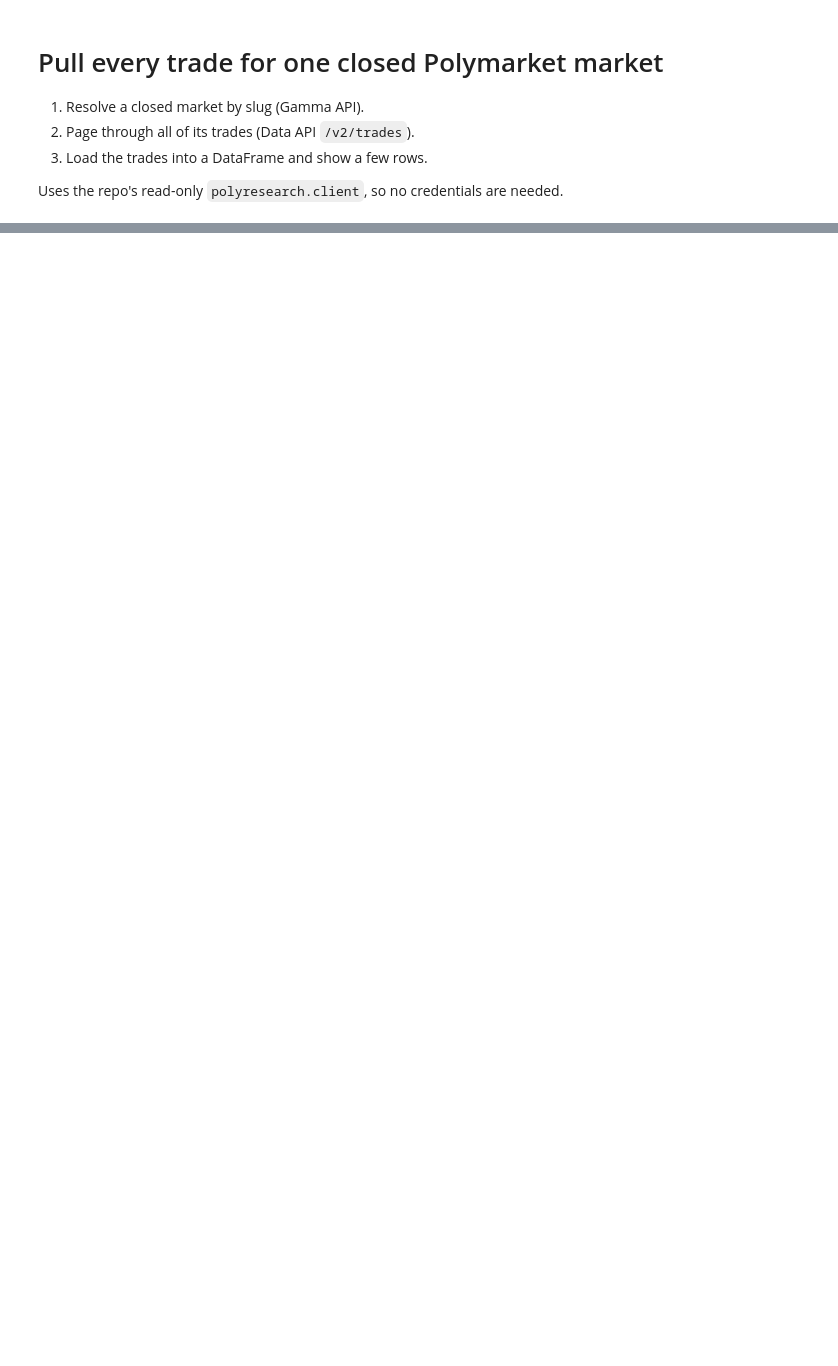
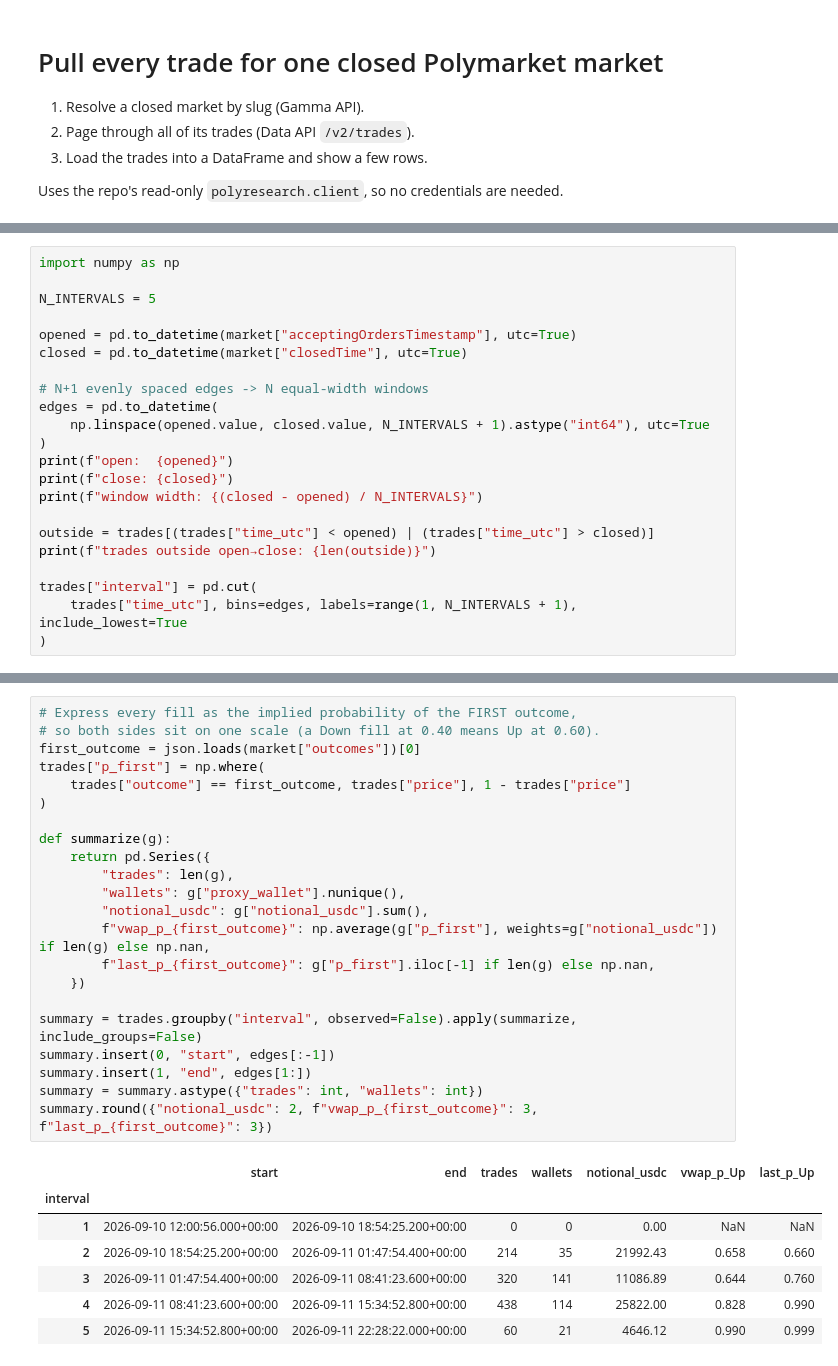
Before and after one commit to tientnc/HackTheBruh, a Jupyter notebook: notebooks/exploration.ipynb, the cells around one changed output, grey strips where cells are left out. Cells and saved outputs as stored; diff of their text form; blank space fills up the shorter version.

```diff
--- a/notebooks/exploration.ipynb
+++ b/notebooks/exploration.ipynb
@@ -95,0 +153,22 @@ unique wallets: 88
+# %%
+import numpy as np
+
+N_INTERVALS = 5
+
+opened = pd.to_datetime(market["acceptingOrdersTimestamp"], utc=True)
+closed = pd.to_datetime(market["closedTime"], utc=True)
+
+# N+1 evenly spaced edges -> N equal-width windows
+edges = pd.to_datetime(
+    np.linspace(opened.value, closed.value, N_INTERVALS + 1).astype("int64"), utc=True
+)
+print(f"open:  {opened}")
+print(f"close: {closed}")
+print(f"window width: {(closed - opened) / N_INTERVALS}")
+
+outside = trades[(trades["time_utc"] < opened) | (trades["time_utc"] > closed)]
+print(f"trades outside open→close: {len(outside)}")
+
+trades["interval"] = pd.cut(
+    trades["time_utc"], bins=edges, labels=range(1, N_INTERVALS + 1), include_lowest=True
+)
@@ -95,0 +180,30 @@ unique wallets: 88
+# %%
+# Express every fill as the implied probability of the FIRST outcome,
+# so both sides sit on one scale (a Down fill at 0.40 means Up at 0.60).
+first_outcome = json.loads(market["outcomes"])[0]
+trades["p_first"] = np.where(
+    trades["outcome"] == first_outcome, trades["price"], 1 - trades["price"]
+)
+
+def summarize(g):
+    return pd.Series({
+        "trades": len(g),
+        "wallets": g["proxy_wallet"].nunique(),
+        "notional_usdc": g["notional_usdc"].sum(),
+        f"vwap_p_{first_outcome}": np.average(g["p_first"], weights=g["notional_usdc"]) if len(g) else np.nan,
+        f"last_p_{first_outcome}": g["p_first"].iloc[-1] if len(g) else np.nan,
+    })
+
+summary = trades.groupby("interval", observed=False).apply(summarize, include_groups=False)
+summary.insert(0, "start", edges[:-1])
+summary.insert(1, "end", edges[1:])
+summary = summary.astype({"trades": int, "wallets": int})
+summary.round({"notional_usdc": 2, f"vwap_p_{first_outcome}": 3, f"last_p_{first_outcome}": 3})
+# %% [output]
+|  | start | end | trades | wallets | notional_usdc | vwap_p_Up | last_p_Up |
+| interval |  |  |  |  |  |  |  |
+| 1 | 2026-09-10 12:00:56.000+00:00 | 2026-09-10 18:54:25.200+00:00 | 0 | 0 | 0.00 | NaN | NaN |
+| 2 | 2026-09-10 18:54:25.200+00:00 | 2026-09-11 01:47:54.400+00:00 | 214 | 35 | 21992.43 | 0.658 | 0.660 |
+| 3 | 2026-09-11 01:47:54.400+00:00 | 2026-09-11 08:41:23.600+00:00 | 320 | 141 | 11086.89 | 0.644 | 0.760 |
+| 4 | 2026-09-11 08:41:23.600+00:00 | 2026-09-11 15:34:52.800+00:00 | 438 | 114 | 25822.00 | 0.828 | 0.990 |
+| 5 | 2026-09-11 15:34:52.800+00:00 | 2026-09-11 22:28:22.000+00:00 | 60 | 21 | 4646.12 | 0.990 | 0.999 |
```
Also changed, not shown: parts of 15 cells of this notebook, 1 other file.
